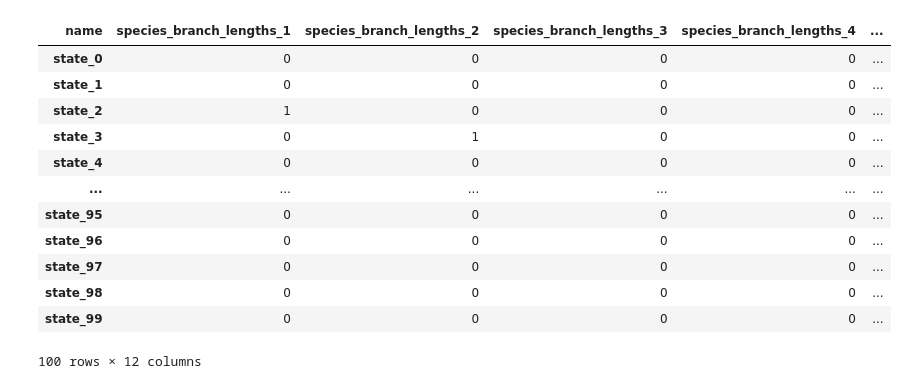
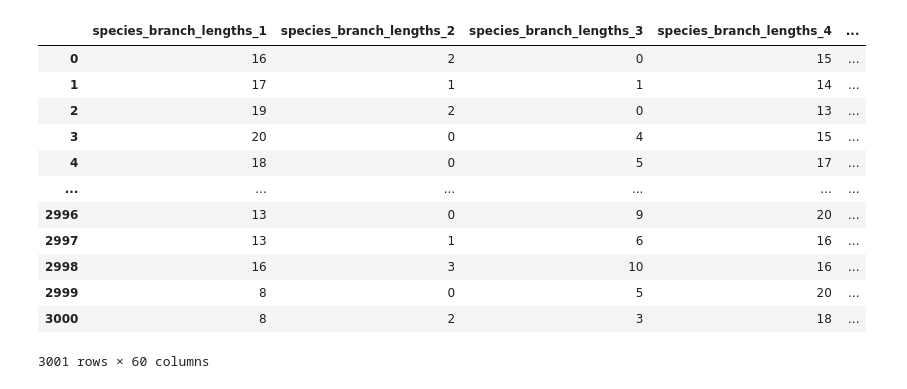
Before and after one commit to anticipated-chemistry-of-life/markov-random-field, a Jupyter notebook: model_validation/single_root/test_out/branch_len_state_posterior.ipynb, the cells around one changed output. Saved outputs shown, nothing was run; the diff lists cells and outputs as text; code cells hidden in the pictures.

```diff
--- a/model_validation/single_root/test_out/branch_len_state_posterior.ipynb
+++ b/model_validation/single_root/test_out/branch_len_state_posterior.ipynb
@@ -2,22 +2,22 @@
 import pandas as pd
 # %%
 choice = "species"
-file = f"./acol_{choice}_statePosteriors.txt"
+file = f"./acol_{choice}_trace.txt"
 # %%
-posterior = pd.read_csv(file, sep="\t", index_col=0)
+posterior = pd.read_csv(file, sep="\t")
 # %%
-posterior.T
+posterior
 # %% [output]
-| name | species_branch_lengths_1 | species_branch_lengths_2 | species_branch_lengths_3 | species_branch_lengths_4 | ... |
-| state_0 | 0 | 0 | 0 | 0 | ... |
-| state_1 | 0 | 0 | 0 | 0 | ... |
-| state_2 | 1 | 0 | 0 | 0 | ... |
-| state_3 | 0 | 1 | 0 | 0 | ... |
-| state_4 | 0 | 0 | 0 | 0 | ... |
+|  | species_branch_lengths_1 | species_branch_lengths_2 | species_branch_lengths_3 | species_branch_lengths_4 | ... |
+| 0 | 16 | 2 | 0 | 15 | ... |
+| 1 | 17 | 1 | 1 | 14 | ... |
+| 2 | 19 | 2 | 0 | 13 | ... |
+| 3 | 20 | 0 | 4 | 15 | ... |
+| 4 | 18 | 0 | 5 | 17 | ... |
 | ... | ... | ... | ... | ... | ... |
-| state_95 | 0 | 0 | 0 | 0 | ... |
-| state_96 | 0 | 0 | 0 | 0 | ... |
-| state_97 | 0 | 0 | 0 | 0 | ... |
-| state_98 | 0 | 0 | 0 | 0 | ... |
-| state_99 | 0 | 0 | 0 | 0 | ... |
+| 2996 | 13 | 0 | 9 | 20 | ... |
+| 2997 | 13 | 1 | 6 | 16 | ... |
+| 2998 | 16 | 3 | 10 | 16 | ... |
+| 2999 | 8 | 0 | 5 | 20 | ... |
+| 3000 | 8 | 2 | 3 | 18 | ... |
-100 rows × 12 columns
+3001 rows × 60 columns
```
Also changed, not shown: parts of 10 cells of this notebook, 24 other files.
